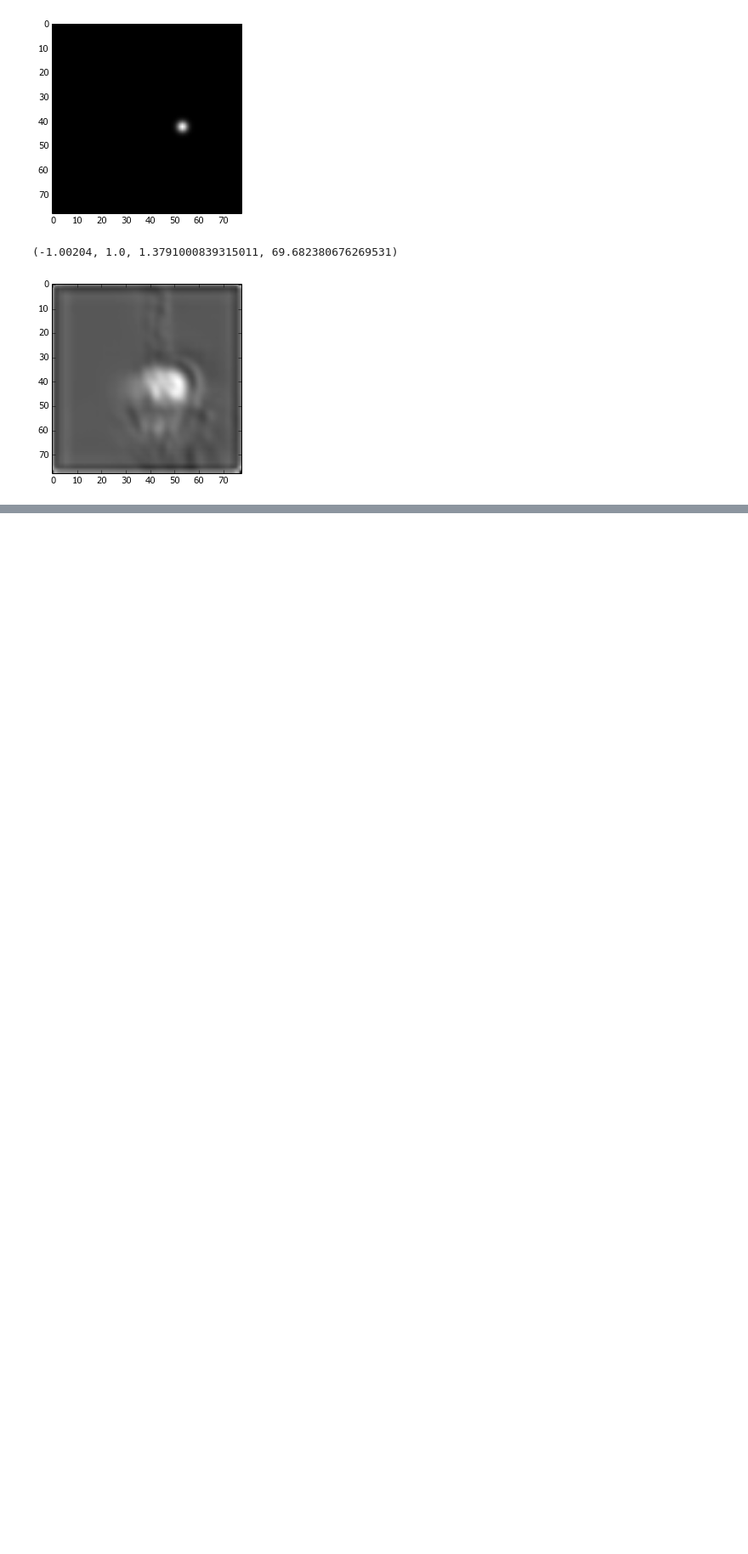
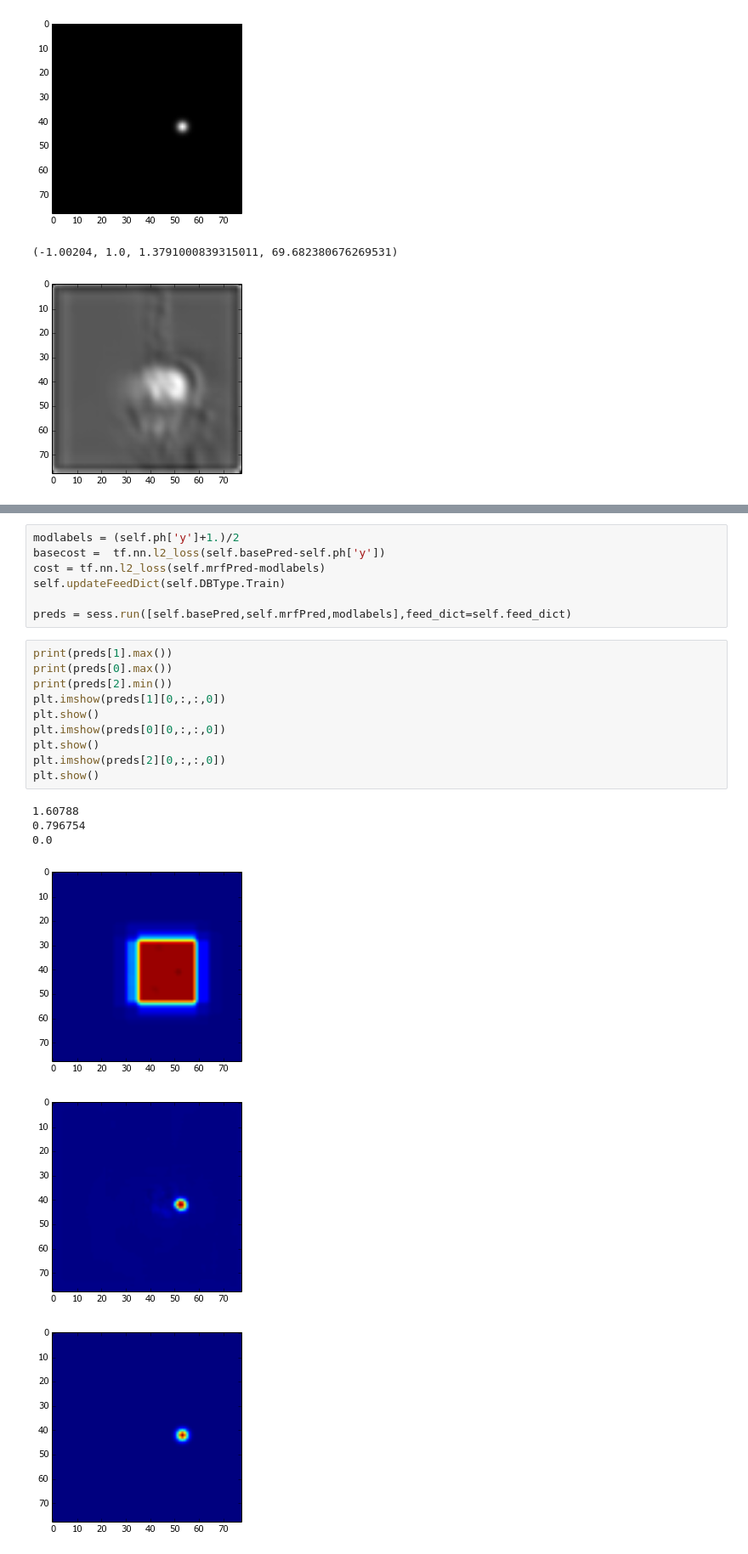
Before and after one commit to mkabra/poseTF, a Jupyter notebook: cellCodeHead.ipynb, the cells around one changed output, grey strips where cells are left out. Shown at 85% size. Saved outputs shown, nothing was run; the diff lists cells and outputs as text; blank space fills up the shorter version.

```diff
--- a/cellCodeHead.ipynb
+++ b/cellCodeHead.ipynb
@@ -1210,0 +1281,24 @@ print(pred.min(),labels.max(),bb,train_loss)
+# %%
+modlabels = (self.ph['y']+1.)/2
+basecost =  tf.nn.l2_loss(self.basePred-self.ph['y'])
+cost = tf.nn.l2_loss(self.mrfPred-modlabels)
+self.updateFeedDict(self.DBType.Train)
+
+preds = sess.run([self.basePred,self.mrfPred,modlabels],feed_dict=self.feed_dict)
+# %%
+print(preds[1].max())
+print(preds[0].max())
+print(preds[2].min())
+plt.imshow(preds[1][0,:,:,0])
+plt.show()
+plt.imshow(preds[0][0,:,:,0])
+plt.show()
+plt.imshow(preds[2][0,:,:,0])
+plt.show()
+# %% [output]
+1.60788
+0.796754
+0.0
+[figure, added]
+[figure, added]
+[figure, added]
```
Also changed, not shown: parts of 7 cells of this notebook, 6 other files.
